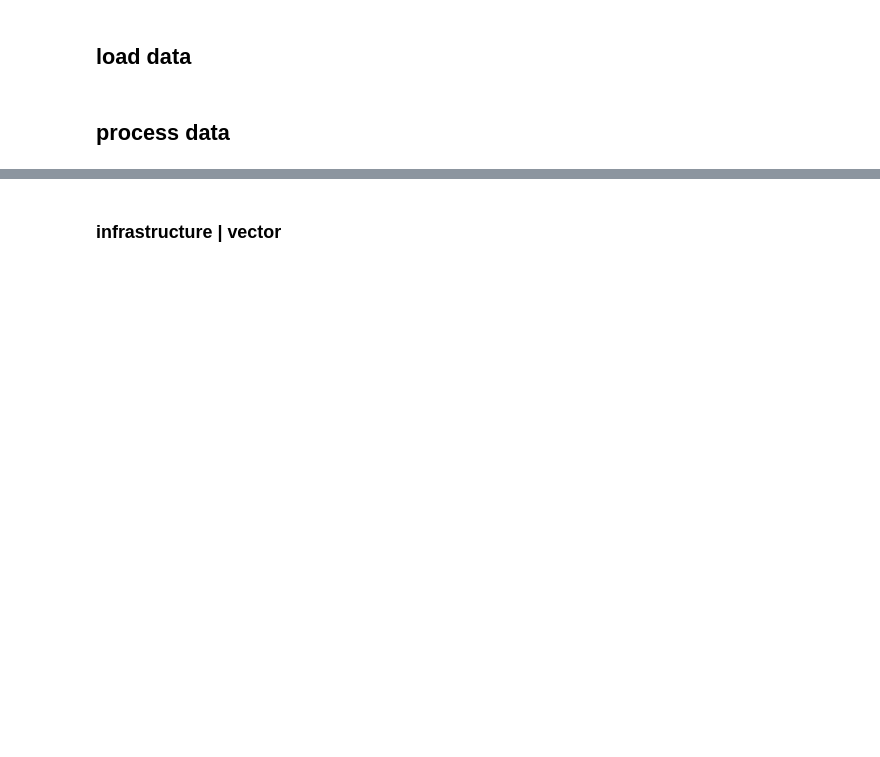
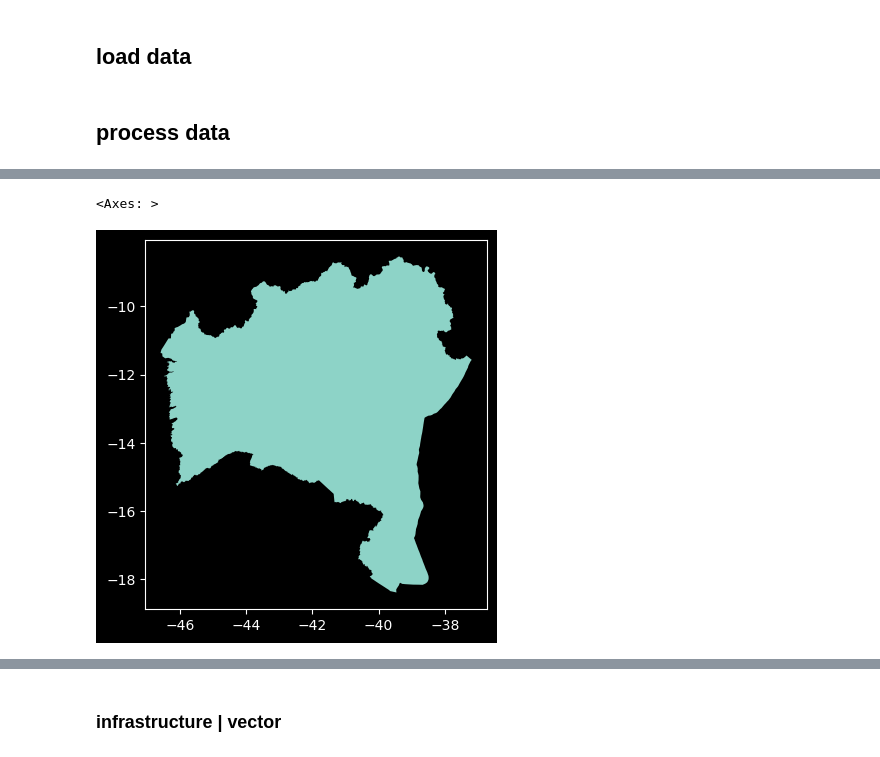
Before and after one commit to syrkis/aeolus, a Jupyter notebook: notebook.ipynb, the cells around one changed output, grey strips where cells are left out. Drawn from its saved outputs; the diff is of its cells as text; code cells hidden in the pictures; blank space fills up the shorter version.

```diff
--- a/notebook.ipynb
+++ b/notebook.ipynb
@@ -93,3 +118,8 @@ brazil_mask = make_mask(population, population_transform, brazil)
+# %%
+state.plot()
+# %% [output]
+<Axes: >
+[figure, added]
 # %%
 fig, axes = plt.subplots(2, 3, figsize=(20, 10))
 for ax, raster, title in zip(axes.flatten(),
```
Also changed, not shown: parts of 14 cells of this notebook.
